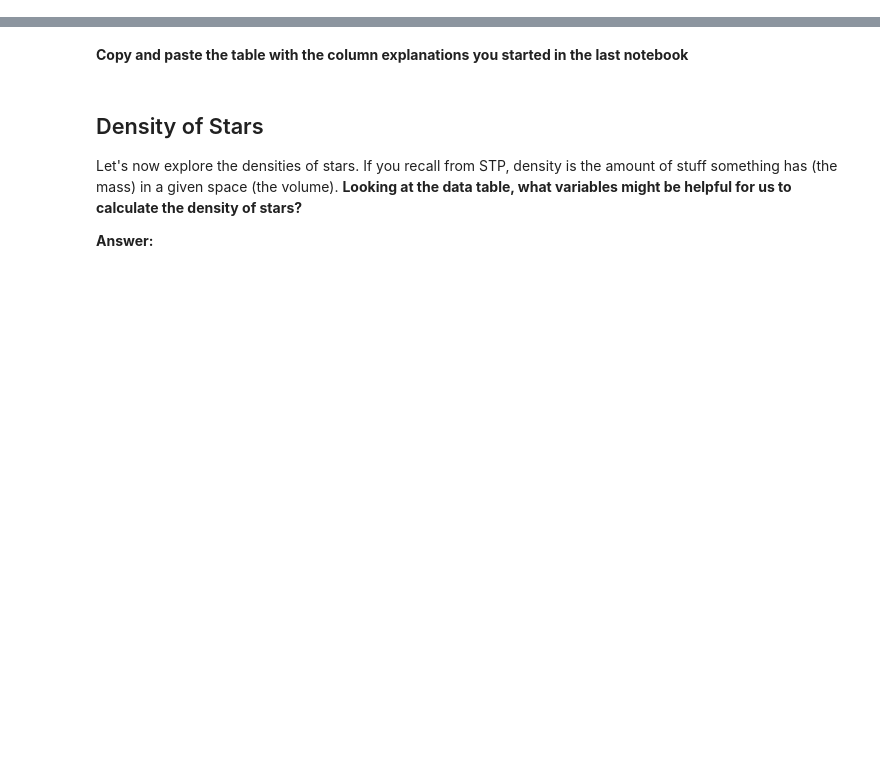
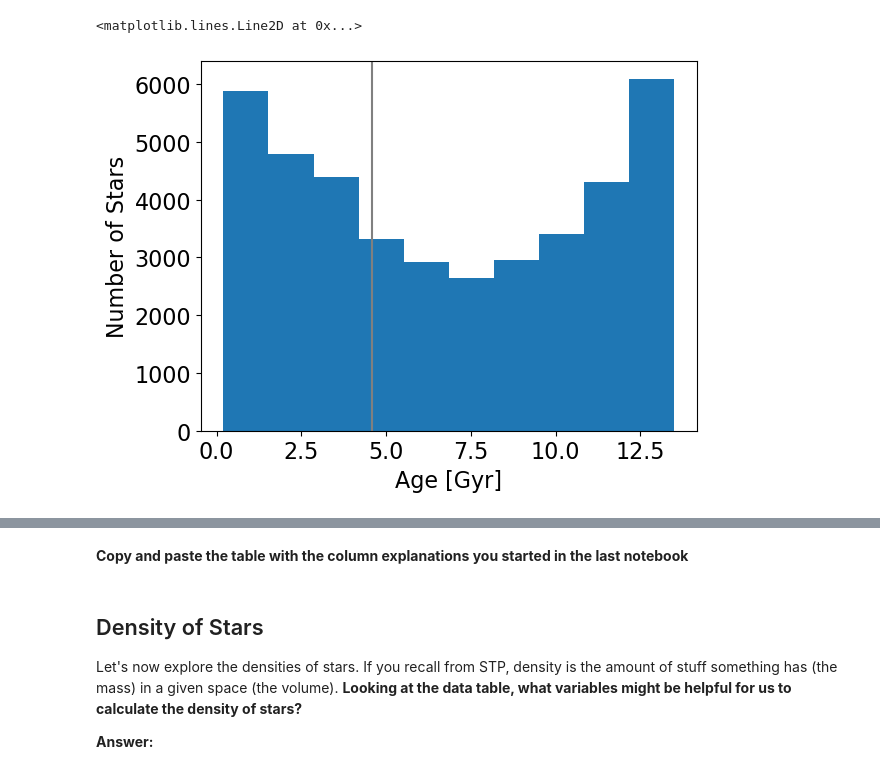
Before and after one commit to idontwantausername94/CFR-2025, a Jupyter notebook: Astro/Blank/1 - Stars Pt2 .ipynb, the cells around one changed output, grey strips where cells are left out. Cells and saved outputs as stored; diff of their text form; code cells hidden in the pictures; blank space fills up the shorter version.

```diff
--- a/Astro/Blank/1 - Stars Pt2 .ipynb
+++ b/Astro/Blank/1 - Stars Pt2 .ipynb
@@ -2,0 +20,8 @@
+# %%
+plt.hist(age)
+plt.xlabel('Age [Gyr]')
+plt.ylabel('Number of Stars')
+plt.axvline(4.6, color='grey')
+# %% [output]
+<matplotlib.lines.Line2D at 0x...>
+[figure, added]
```
Also changed, not shown: parts of 11 cells of this notebook, 1 other file.
